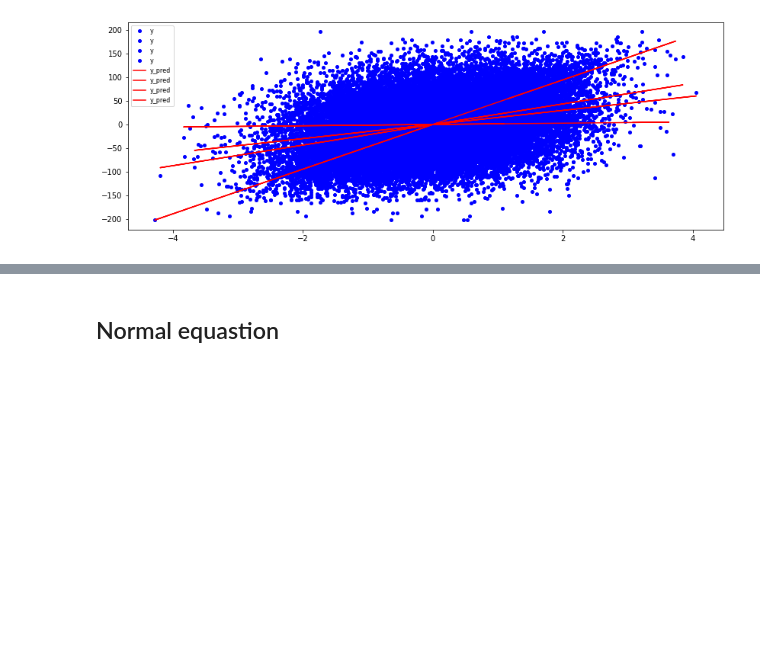
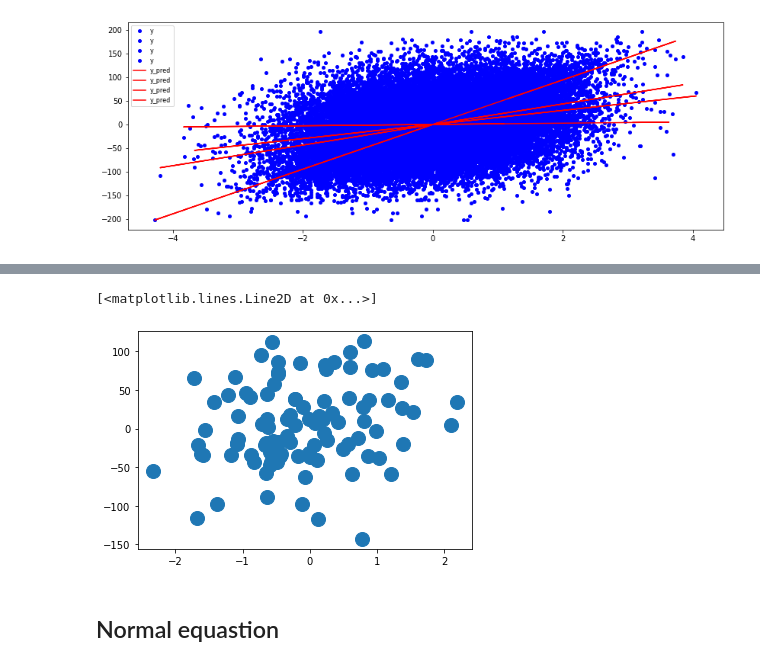
Before and after one commit to ol3gka/STUDY, a Jupyter notebook: main_tools.ipynb, the cells around one changed output, grey strips where cells are left out. Drawn from its saved outputs; the diff is of its cells as text; code cells hidden in the pictures; blank space fills up the shorter version.

```diff
--- a/main_tools.ipynb
+++ b/main_tools.ipynb
@@ -201,3 +211,8 @@ ax.legend(loc='upper left', fontsize=8);
+# %%
+plt.plot(x[:100,0], y[:100], linestyle='', marker='o', markersize=14)
+# %% [output]
+[<matplotlib.lines.Line2D at 0x...>]
+[figure, added]
 # %%
 # Добавляем колонку единиц в x для симмуляции bias
 x_new = np.concatenate((np.ones((x.shape[0],1)), x),axis=1)
```
Also changed, not shown: parts of 14 cells of this notebook.
